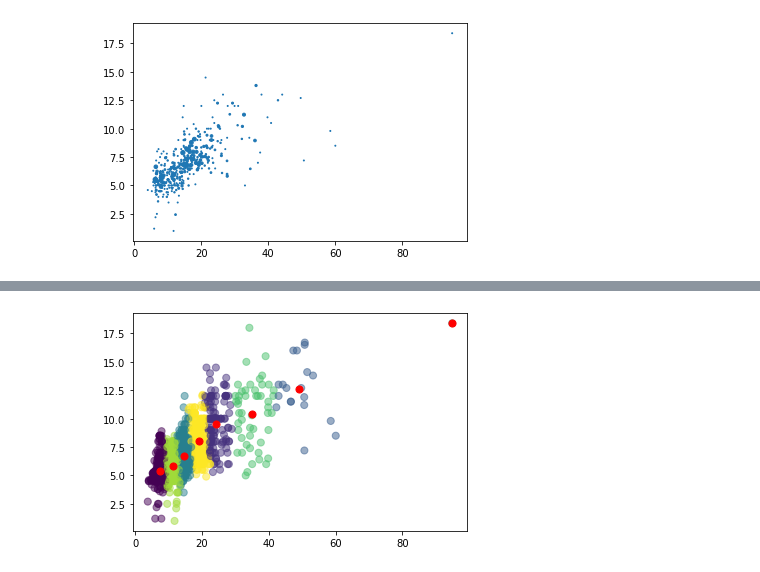
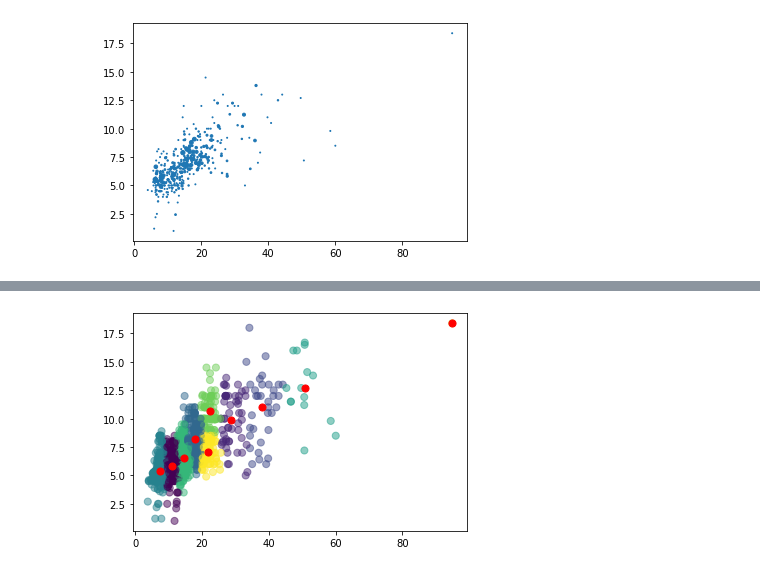
Before and after one commit to yherin/BeerWhisperer, a Jupyter notebook: eda/eda_litre_price.ipynb, the cells around one changed output, grey strips where cells are left out. Saved outputs shown, nothing was run; the diff lists cells and outputs as text; code cells hidden in the pictures.

Commit message:
eda litre price

```diff
--- a/eda/eda_litre_price.ipynb
+++ b/eda/eda_litre_price.ipynb
@@ -108,10 +101,10 @@ df_price_alcohol.head()
 # %%
-kmeans = KMeans(random_state=0).fit(df_price_alcohol)
+kmeans = KMeans(n_clusters=10, random_state=0).fit(df[['Litrahinta', 'Alkoholi-%']])
 # %%
 centroids = kmeans.cluster_centers_
 # %%
-plt.scatter(df_price_alcohol['Litrahinta'], df_price_alcohol['Alkoholi-%'], c= kmeans.labels_.astype(float), s=50, alpha=0.5)
+plt.scatter(df['Litrahinta'], df['Alkoholi-%'], c= kmeans.labels_.astype(float), s=50, alpha=0.5)
 plt.scatter(centroids[:, 0], centroids[:, 1], c='red', s=50)
 plt.show()
 # %% [output]
-[figure, old version]
+[figure, new version]
```
Also changed, not shown: parts of 13 cells of this notebook.
